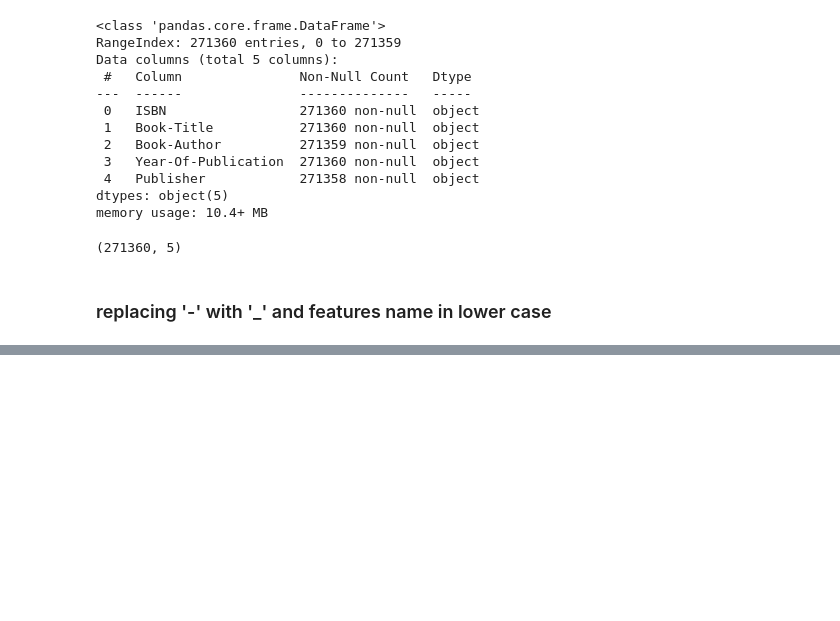
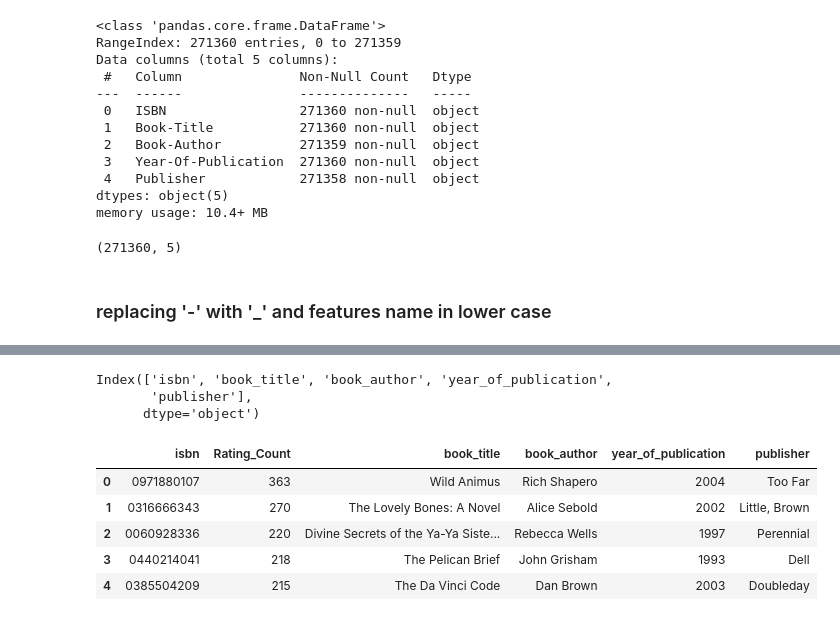
Before and after one commit to AriyantGit/Book_recomendation, a Jupyter notebook: Books_recomendation_pearson_corelation.ipynb, the cells around one changed output, grey strips where cells are left out. Drawn from its saved outputs; the diff is of its cells as text; code cells hidden in the pictures; blank space fills up the shorter version.

```diff
--- a/Books_recomendation_pearson_corelation.ipynb
+++ b/Books_recomendation_pearson_corelation.ipynb
@@ -73,0 +147,6 @@ df_rating.columns=df_rating.columns.str.strip().str.lower().str.replace("-","_")
+# %%
+df_books.columns
+# %% [output]
+Index(['isbn', 'book_title', 'book_author', 'year_of_publication',
+       'publisher'],
+      dtype='object')
@@ -73,0 +155,9 @@ df_rating.columns=df_rating.columns.str.strip().str.lower().str.replace("-","_")
+# %%
+bookname.head()
+# %% [output]
+|  | isbn | Rating_Count | book_title | book_author | year_of_publication | publisher |
+| 0 | 0971880107 | 363 | Wild Animus | Rich Shapero | 2004 | Too Far |
+| 1 | 0316666343 | 270 | The Lovely Bones: A Novel | Alice Sebold | 2002 | Little, Brown |
+| 2 | 0060928336 | 220 | Divine Secrets of the Ya-Ya Siste... | Rebecca Wells | 1997 | Perennial |
+| 3 | 0440214041 | 218 | The Pelican Brief | John Grisham | 1993 | Dell |
+| 4 | 0385504209 | 215 | The Da Vinci Code | Dan Brown | 2003 | Doubleday |
```
Also changed, not shown: parts of 29 cells of this notebook.
